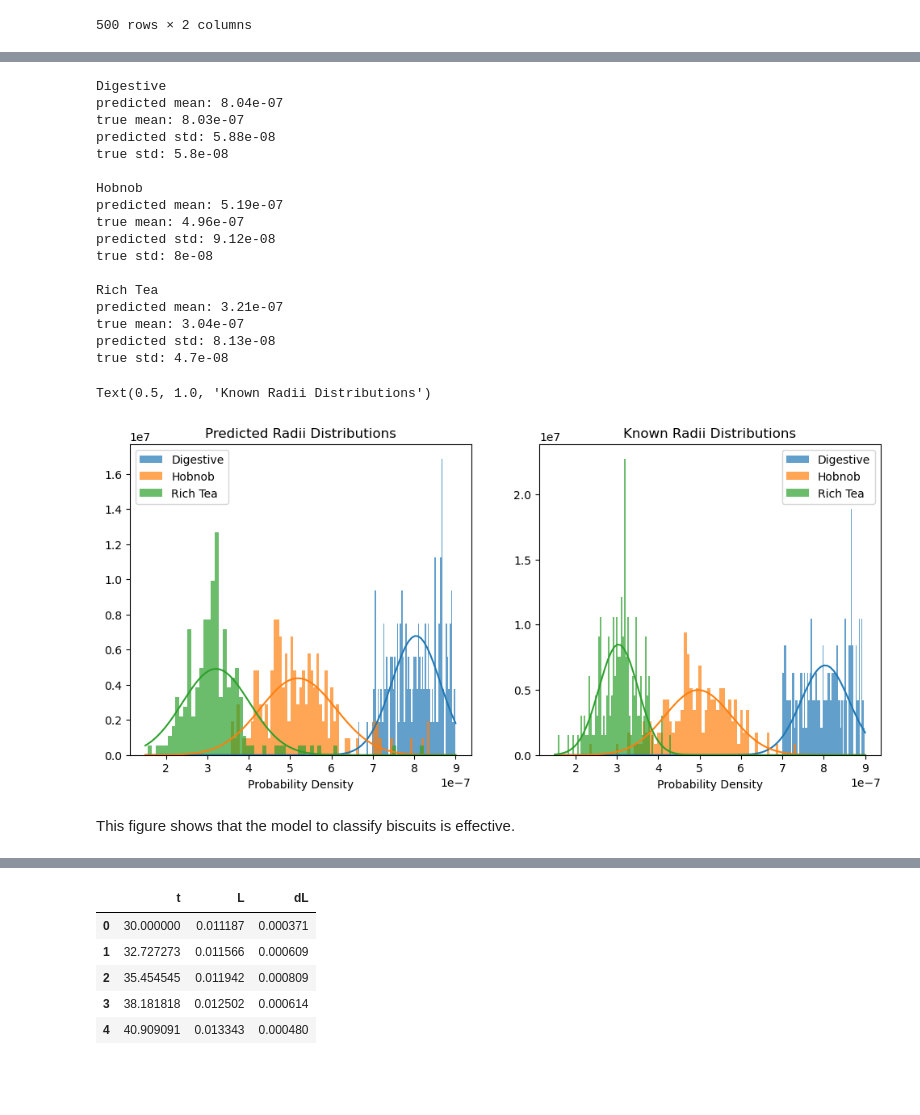
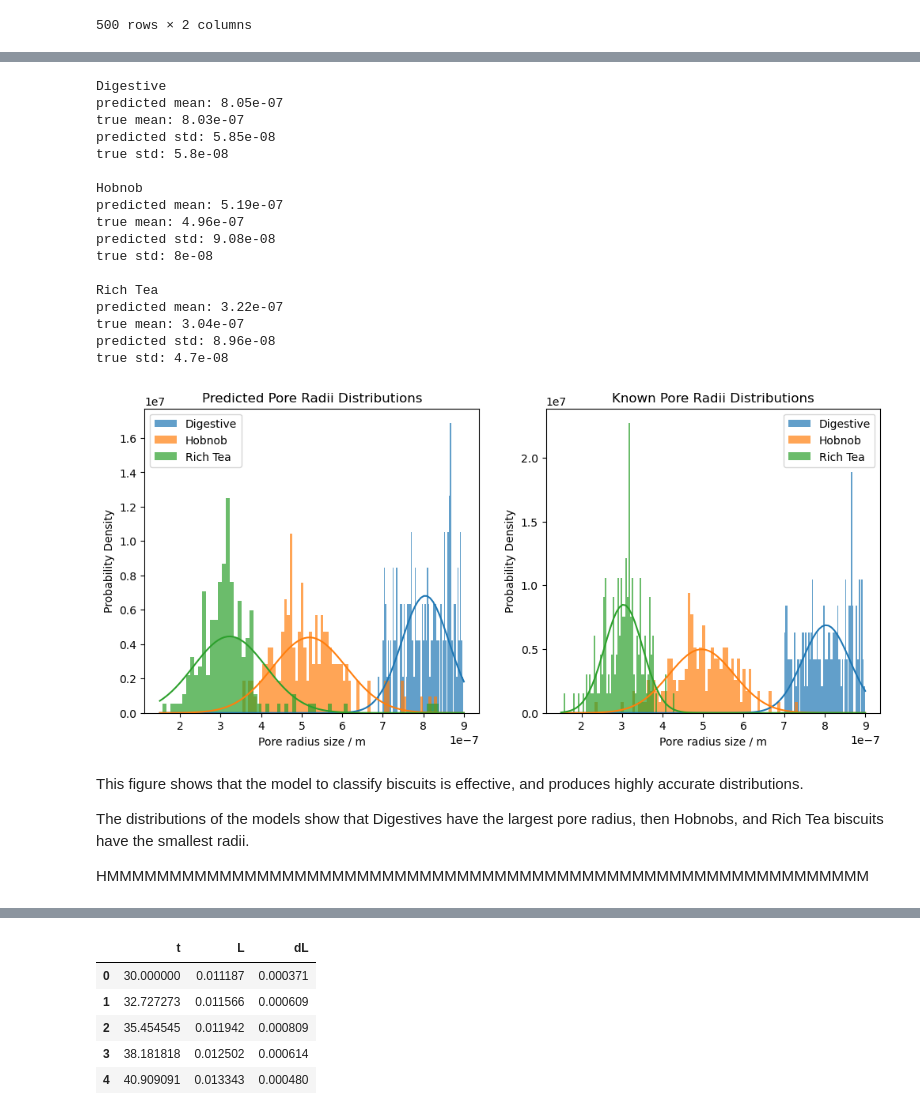
Before and after one commit to M4ffff/ML_biscuit_analysis, a Jupyter notebook: initial.ipynb, the cells around one changed output, grey strips where cells are left out. Cells and saved outputs as stored; diff of their text form; code cells hidden in the pictures; blank space fills up the shorter version.

```diff
--- a/initial.ipynb
+++ b/initial.ipynb
@@ -83,5 +98,6 @@ train, test = train_test_split(big_data, test_size=0.4)
 scaler = StandardScaler()
 scaled_training_features = scaler.fit_transform(train.drop(['biscuit', 'encoded biscuit'], axis=1))
 scaled_test_features = scaler.fit_transform(test.drop(['biscuit', 'encoded biscuit'], axis=1))
+
+training_results = train['encoded biscuit']
+true_test_vals = test['encoded biscuit']
-# %%
-true_test_vals = np.array(test["encoded biscuit"].values, dtype=int)
@@ -98,4 +103,0 @@ train.head()
-# %%
-training_results = np.array(train['encoded biscuit'].values, dtype=int)
-training_results
-# len(results.values)
@@ -382,69 +313,80 @@ def get_norm_distribution(data):
 # %%
-# plot as histogram
+# plot radii distribution of each biscuit as histograms
+
+from scipy.stats import norm
 
 fig, ax = plt.subplots(1,2,figsize=(12,5))
 
-pore_radii = []
-
-distributions = {}
+biscuit_summaries = {}
 
 for i, biscuit in enumerate(biscuits):
     print(f"{biscuit}")
+
+    # get rows where encoded biscuit was predicted as i
     map = np.where(micro_predictions==i, True, False)
+
+    # get r values for these rows
     biscuit_r_data = microscopy_data["r"][map]
+
+    # get true r values for these biscuits (using merged dataset)
+    true_biscuit_r_data = true_distributions["r"][true_distributions['encoded biscuit']==i]
+
+    # plot as 2 histograms
     ax[0].hist(biscuit_r_data, bins=70, alpha=0.7, density=True, label=biscuit)
-
-    true_biscuit_r_data = true_distributions["r"][true_distributions['encoded biscuit']==i]
     ax[1].hist(true_biscuit_r_data, bins=70, alpha=0.7, density=True, label=biscuit)
 
+    # get mean and std of each distribution
     mean, std = norm.fit(biscuit_r_data)
-    # xmin, xmax = plt.xlim()
+    true_mean, true_std = norm.fit(true_biscuit_r_data)
+
+
     x = np.linspace(1.5e-7, 9e-7, 100)
     p = (norm.pdf(x, mean, std))
-    pore_radii.append(mean)
+    p_true = (norm.pdf(x, true_mean, true_std))
+
     ax[0].plot(x,p, color=f"C{i}")
+    ax[1].plot(x,p_true, color=f"C{i}")
 
-    distributions[biscuit] = {'mean': mean, 'std': std}
+    # add mean and std to biscuit dictionary
+    biscuit_summaries[biscuit] = {'mean': mean, 'std': std}
 
-
-    true_mean, true_std = norm.fit(true_biscuit_r_data)
-    # xmin, xmax = plt.xlim()
-    x = np.linspace(1.5e-7, 9e-7, 100)
-    p = (norm.pdf(x, true_mean, true_std))
-    ax[1].plot(x,p, color=f"C{i}")
+    # Print comparison between predicted and true distributions
     print(f"predicted mean: {mean:.3}")
     print(f"true mean: {true_mean:.3}")
     print(f"predicted std: {std:.3}")
     print(f"true std: {true_std:.3}\n")
 
 ax[0].set_xlabel("Pore radius size / m")
-ax[0].set_xlabel("Probability Density")
+ax[0].set_ylabel("Probability Density")
 ax[0].legend()
-ax[0].set_title("Predicted Radii Distributions")
+ax[0].set_title("Predicted Pore Radii Distributions")
 ax[1].set_xlabel("Pore radius size / m")
-ax[1].set_xlabel("Probability Density")
+ax[1].set_ylabel("Probability Density")
 ax[1].legend()
-ax[1].set_title("Known Radii Distributions")
+ax[1].set_title("Known Pore Radii Distributions");
 # %% [output]
 Digestive
-predicted mean: 8.04e-07
+predicted mean: 8.05e-07
 true mean: 8.03e-07
-predicted std: 5.88e-08
+predicted std: 5.85e-08
 true std: 5.8e-08
 
 Hobnob
 predicted mean: 5.19e-07
 true mean: 4.96e-07
-predicted std: 9.12e-08
+predicted std: 9.08e-08
 true std: 8e-08
 
 Rich Tea
-predicted mean: 3.21e-07
+predicted mean: 3.22e-07
 true mean: 3.04e-07
-predicted std: 8.13e-08
+predicted std: 8.96e-08
 true std: 4.7e-08
-Text(0.5, 1.0, 'Known Radii Distributions')
-[figure, old version]
+[figure, new version]
-# %% [markdown]
-This figure shows that the model to classify biscuits is effective.
+# %% [markdown]
+This figure shows that the model to classify biscuits is effective, and produces highly accurate distributions.
+
+The distributions of the models show that Digestives have the largest pore radius, then Hobnobs, and Rich Tea biscuits have the smallest radii.
+
+HMMMMMMMMMMMMMMMMMMMMMMMMMMMMMMMMMMMMMMMMMMMMMMMMMMMMMMMMMMMMM
 # %% [markdown]
```
Also changed, not shown: parts of 58 cells of this notebook.
